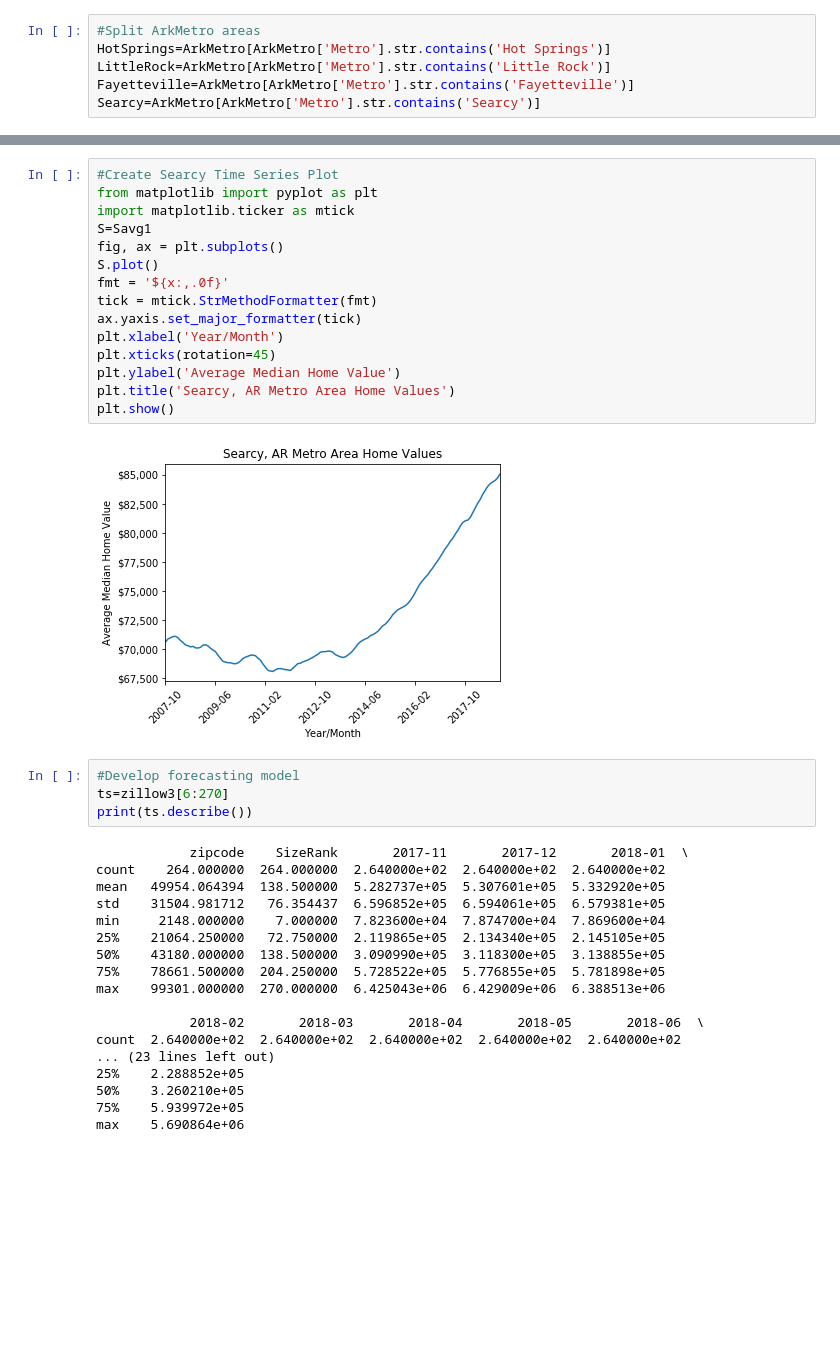
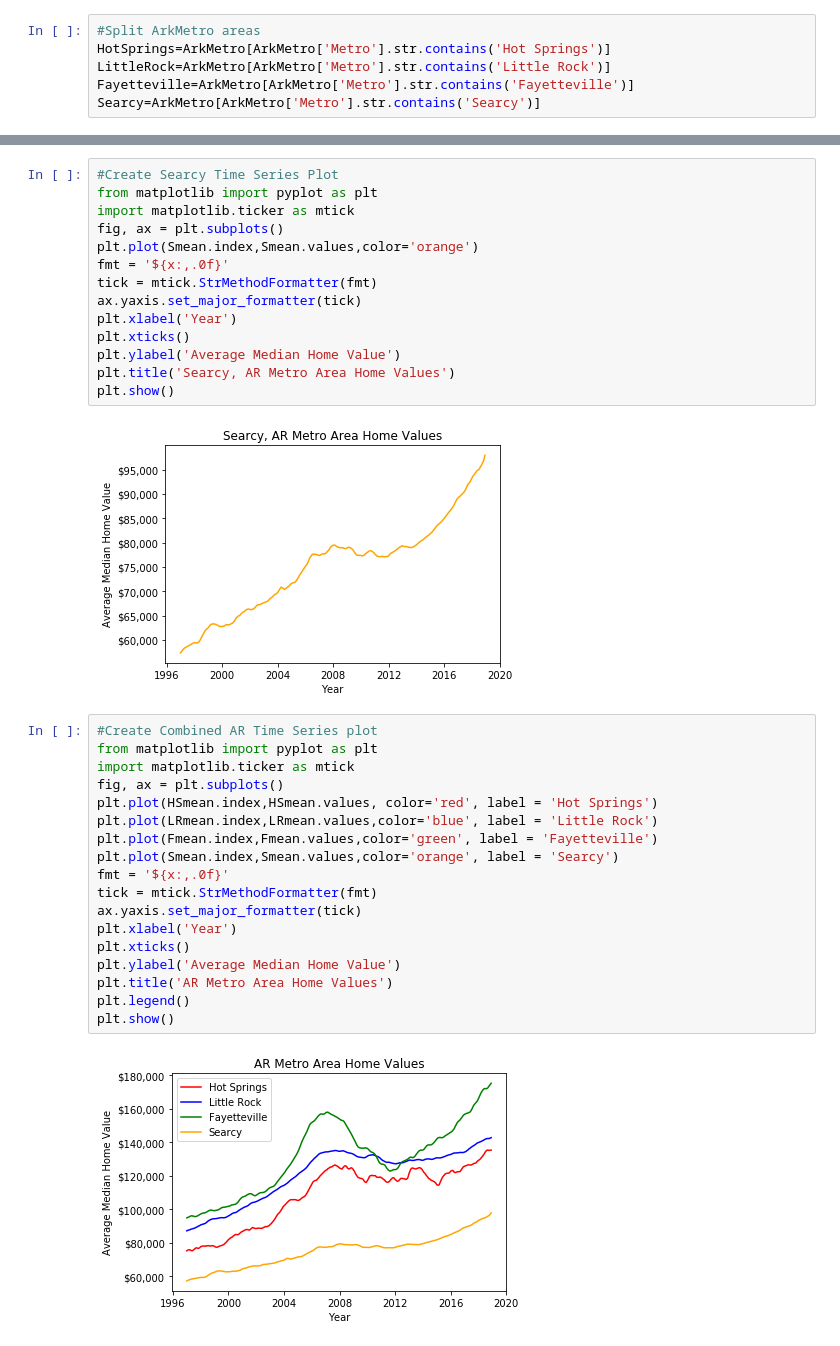
Before and after one commit to davedoman14/IST718, a Jupyter notebook: Assignments/Holden_Herrell_IST718_Lab2.ipynb, the cells around one changed output, grey strips where cells are left out. Drawn from its saved outputs; the diff is of its cells as text; blank space fills up the shorter version.

```diff
--- a/Assignments/Holden_Herrell_IST718_Lab2.ipynb
+++ b/Assignments/Holden_Herrell_IST718_Lab2.ipynb
@@ -314,38 +201,35 @@ plt.show()
 #Create Searcy Time Series Plot
 from matplotlib import pyplot as plt
 import matplotlib.ticker as mtick
-S=Savg1
 fig, ax = plt.subplots()
-S.plot()
+plt.plot(Smean.index,Smean.values,color='orange')
 fmt = '${x:,.0f}'
 tick = mtick.StrMethodFormatter(fmt)
 ax.yaxis.set_major_formatter(tick)
-plt.xlabel('Year/Month')
-plt.xticks(rotation=45)
+plt.xlabel('Year')
+plt.xticks()
 plt.ylabel('Average Median Home Value')
 plt.title('Searcy, AR Metro Area Home Values')
 plt.show()
 # %% [output]
-[figure, old version]
+[figure, new version]
-# %%
-#Develop forecasting model
-ts=zillow3[6:270]
-print(ts.describe())
-# %% [output]
-            zipcode    SizeRank       2017-11       2017-12       2018-01  \
-count    264.000000  264.000000  2.640000e+02  2.640000e+02  2.640000e+02
-mean   49954.064394  138.500000  5.282737e+05  5.307601e+05  5.332920e+05
-std    31504.981712   76.354437  6.596852e+05  6.594061e+05  6.579381e+05
-min     2148.000000    7.000000  7.823600e+04  7.874700e+04  7.869600e+04
-25%    21064.250000   72.750000  2.119865e+05  2.134340e+05  2.145105e+05
-50%    43180.000000  138.500000  3.090990e+05  3.118300e+05  3.138855e+05
-75%    78661.500000  204.250000  5.728522e+05  5.776855e+05  5.781898e+05
-max    99301.000000  270.000000  6.425043e+06  6.429009e+06  6.388513e+06
-
-            2018-02       2018-03       2018-04       2018-05       2018-06  \
-count  2.640000e+02  2.640000e+02  2.640000e+02  2.640000e+02  2.640000e+02
-... (23 lines left out)
-25%    2.288852e+05
-50%    3.260210e+05
-75%    5.939972e+05
-max    5.690864e+06
+# %%
+#Create Combined AR Time Series plot
+from matplotlib import pyplot as plt
+import matplotlib.ticker as mtick
+fig, ax = plt.subplots()
+plt.plot(HSmean.index,HSmean.values, color='red', label = 'Hot Springs')
+plt.plot(LRmean.index,LRmean.values,color='blue', label = 'Little Rock')
+plt.plot(Fmean.index,Fmean.values,color='green', label = 'Fayetteville')
+plt.plot(Smean.index,Smean.values,color='orange', label = 'Searcy')
+fmt = '${x:,.0f}'
+tick = mtick.StrMethodFormatter(fmt)
+ax.yaxis.set_major_formatter(tick)
+plt.xlabel('Year')
+plt.xticks()
+plt.ylabel('Average Median Home Value')
+plt.title('AR Metro Area Home Values')
+plt.legend()
+plt.show()
+# %% [output]
+[figure, added]
```
Also changed, not shown: parts of 32 cells of this notebook.
